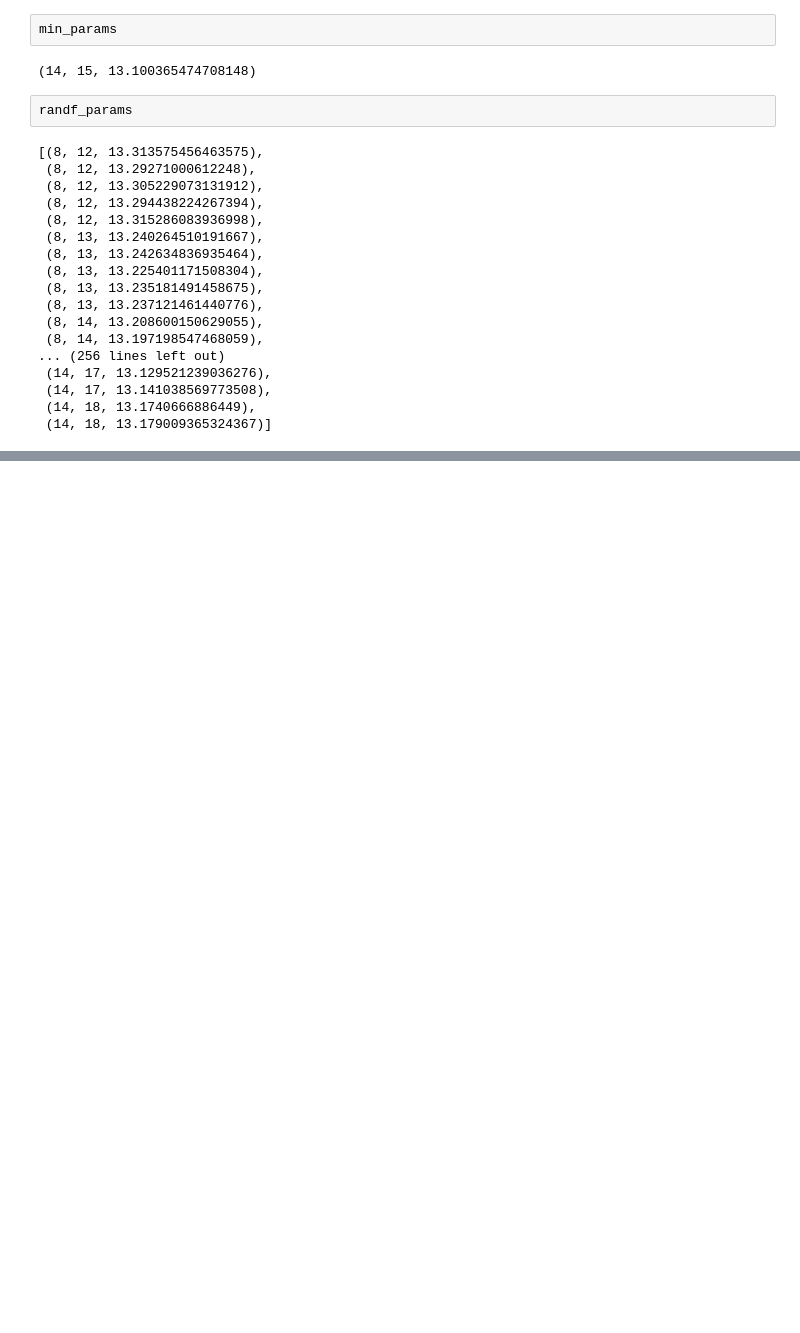
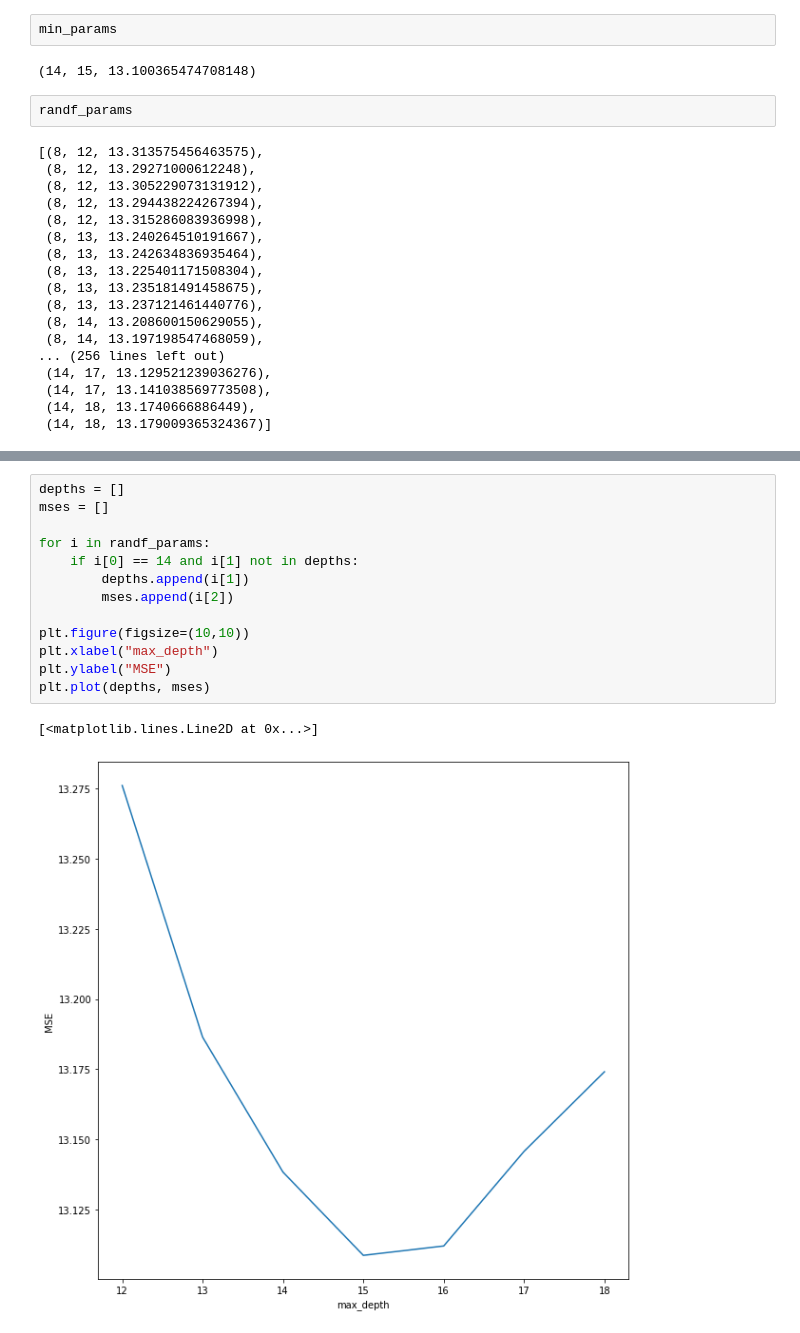
Before and after one commit to CorbanChiu/4741-Final-Project, a Jupyter notebook: Model.ipynb, the cells around one changed output, grey strips where cells are left out. Cells and saved outputs as stored; diff of their text form; blank space fills up the shorter version.

```diff
--- a/Model.ipynb
+++ b/Model.ipynb
@@ -308,0 +370,16 @@ randf_params
+# %%
+depths = []
+mses = []
+
+for i in randf_params:
+    if i[0] == 14 and i[1] not in depths:
+        depths.append(i[1])
+        mses.append(i[2])
+
+plt.figure(figsize=(10,10))
+plt.xlabel("max_depth")
+plt.ylabel("MSE")
+plt.plot(depths, mses)
+# %% [output]
+[<matplotlib.lines.Line2D at 0x...>]
+[figure, added]
```
Also changed, not shown: parts of 14 cells of this notebook, 1 other file.
